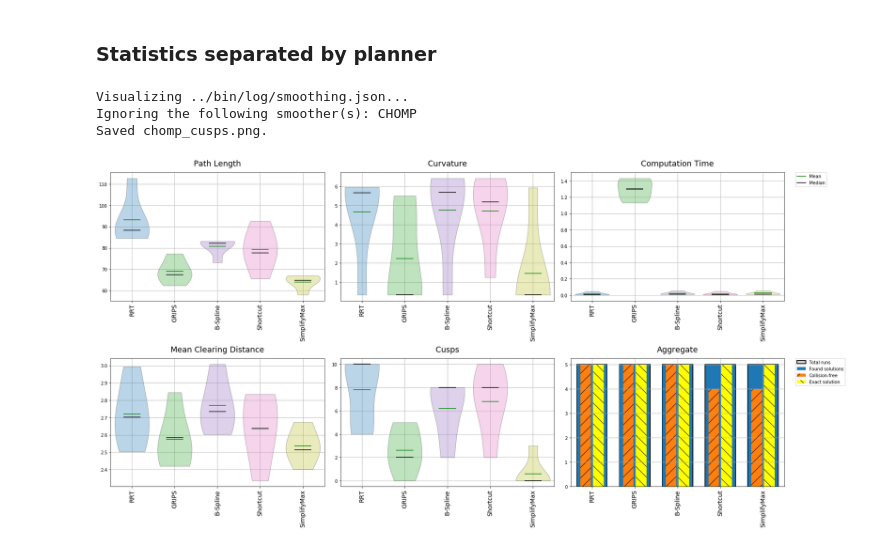
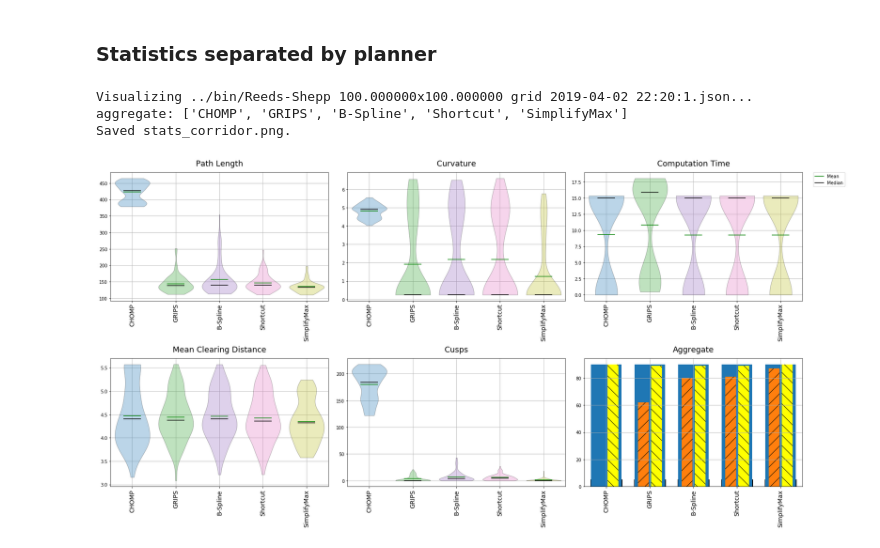
Before and after one commit to robot-motion/bench-mr, a Jupyter notebook: plotting/Smoothing.ipynb, the cells around one changed output. Cells and saved outputs as stored; diff of their text form; code cells hidden in the pictures.

```diff
--- a/plotting/Smoothing.ipynb
+++ b/plotting/Smoothing.ipynb
@@ -40,14 +48,15 @@ Saved smoothing_traj.png.
 # %% [markdown]
 ### Statistics separated by planner
 # %%
-plot_smoother_stats('../bin/log/smoothing.json',
+plot_smoother_stats('../bin/Reeds-Shepp 100.000000x100.000000 grid 2019-04-02 22:20:1.json', #'../bin/log/smoothing.json',
                     combine_views=True,
                     plot_violins=True,
                     max_plots_per_line=3,
-                    ignore_smoothers='chomp',
-                    save_file='chomp_cusps.png')
+                    separate_planners=False,
+#                     ignore_smoothers='chomp',
+                    save_file='stats_corridor.png')
 # %% [output]
-Visualizing ../bin/log/smoothing.json...
-Ignoring the following smoother(s): CHOMP
-Saved chomp_cusps.png.
+Visualizing ../bin/Reeds-Shepp 100.000000x100.000000 grid 2019-04-02 22:20:1.json...
+aggregate: ['CHOMP', 'GRIPS', 'B-Spline', 'Shortcut', 'SimplifyMax']
+Saved stats_corridor.png.
-[figure, old version]
+[figure, new version]
```
Also changed, not shown: parts of 1 cell of this notebook, 2 other files.
